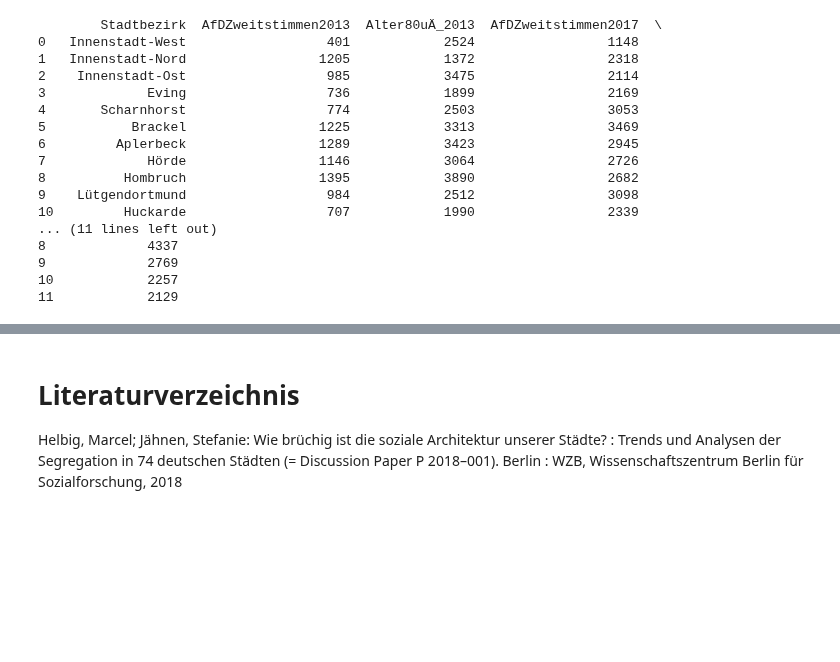
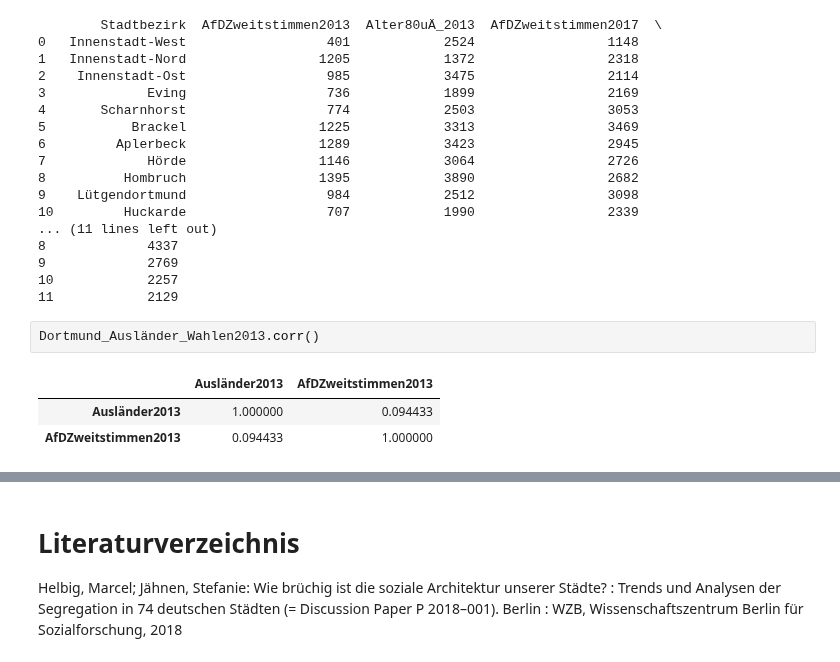
Before and after one commit to tschroeder10961/datascience-urban-segregation, a Jupyter notebook: GruppeB/Bevölkerungsstruktur_AfD-Bundestagswahlergebnisse2017_Dortmund.ipynb, the cells around one changed output, grey strips where cells are left out. Saved outputs shown, nothing was run; the diff lists cells and outputs as text; blank space fills up the shorter version.

```diff
--- a/GruppeB/Bevölkerungsstruktur_AfD-Bundestagswahlergebnisse2017_Dortmund.ipynb
+++ b/GruppeB/Bevölkerungsstruktur_AfD-Bundestagswahlergebnisse2017_Dortmund.ipynb
@@ -245,3 +245,9 @@ print(Dortmund_Alte_Wähler)
 9             2769
 10            2257
 11            2129
+# %%
+Dortmund_Ausländer_Wahlen2013.corr()
+# %% [output]
+|  | Ausländer2013 | AfDZweitstimmen2013 |
+| Ausländer2013 | 1.000000 | 0.094433 |
+| AfDZweitstimmen2013 | 0.094433 | 1.000000 |
```
Also changed, not shown: parts of 7 cells of this notebook.
